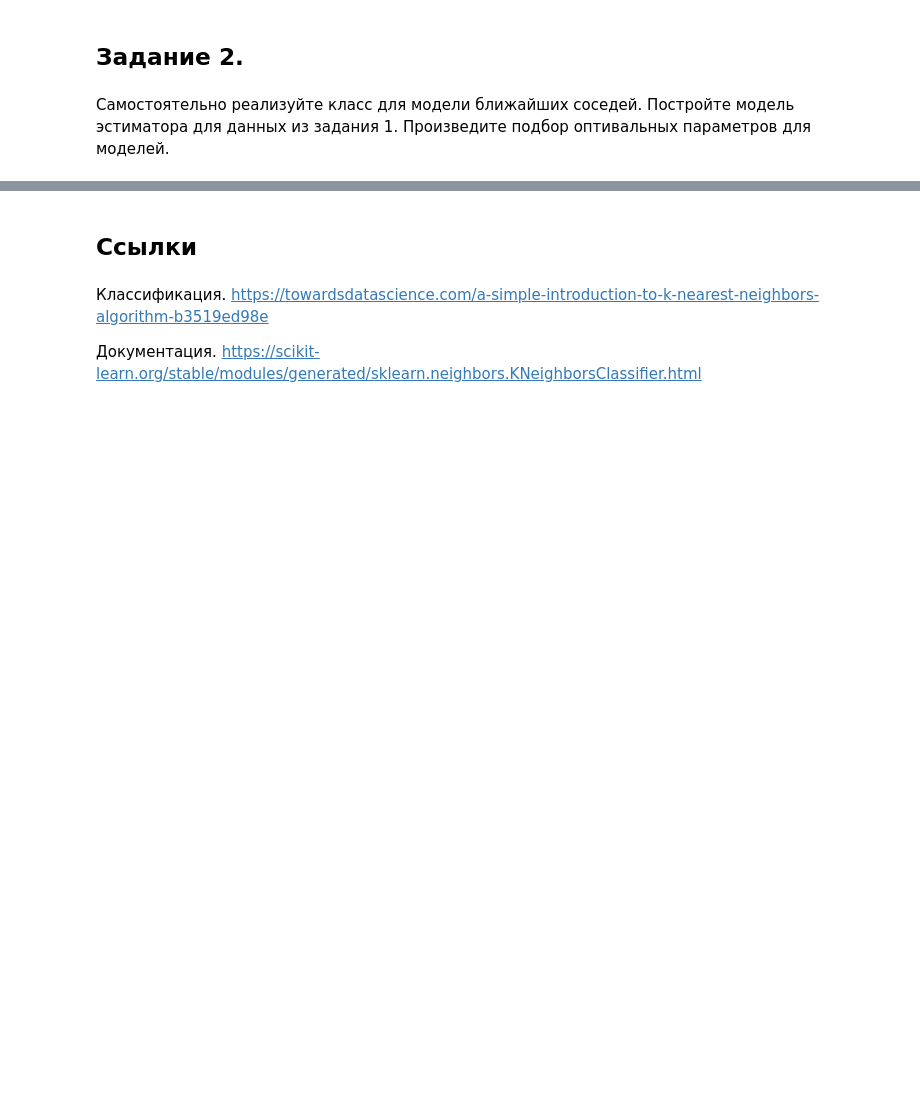
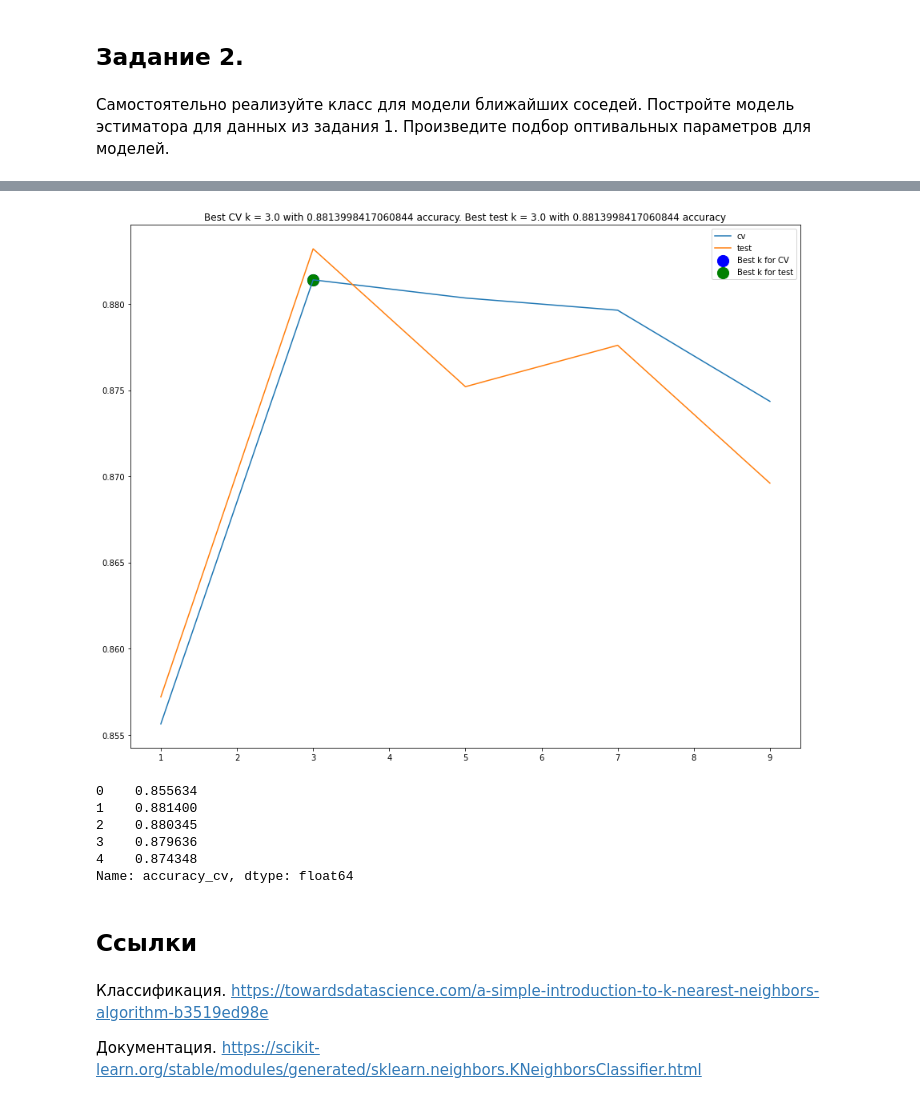
Before and after one commit to volynvlad/mathematical_foundations_ml, a Jupyter notebook: LR3/LR3_1k_task.ipynb, the cells around one changed output, grey strips where cells are left out. Saved outputs shown, nothing was run; the diff lists cells and outputs as text; code cells hidden in the pictures; blank space fills up the shorter version.

```diff
--- a/LR3/LR3_1k_task.ipynb
+++ b/LR3/LR3_1k_task.ipynb
@@ -600,0 +791,15 @@ model.best_estimator_.score(X_test_scaled, y_test)
+# %%
+def cross_val_simple(X, y, k=3, cv=5):
+    n = len(X)
+    result = []
+    models = []
+    for i in range(cv):
+        X_val = X[i * n // cv: (i + 1) * n // cv]
+        y_val = y[i * n // cv: (i + 1) * n // cv]
+        X_train = pd.concat([X[:i * n // cv], X[(i + 1) * n // cv:]])
+        y_train = pd.concat([y[:i * n // cv], y[(i + 1) * n // cv:]])
+        model = KNeighbors(k=k)
+        model.fit(X_train, y_train)
+        models.append(model)
+        result.append(model.score(X_val, y_val))
+    return np.array(result), models
@@ -600,0 +816,2 @@ model.best_estimator_.score(X_test_scaled, y_test)
+# %%
+results, models = cross_val_simple(X_train_scaled, y_train)
@@ -600,0 +826,14 @@ model.best_estimator_.score(X_test_scaled, y_test)
+# %%
+evals = []
+
+for k in range(1, 10, 2):
+    accuracy_scores, models = cross_val_simple(X_train_scaled, y_train, k=k)
+    evals.append(
+        {
+            "k": k,
+            "accuracy_cv": np.mean(accuracy_scores),
+            "accuracy_test": np.mean([model.score(X_test_scaled, y_test) for model in models])
+        }
+    )
+# %%
+evals = pd.DataFrame(evals)
@@ -601,6 +849,30 @@ model.best_estimator_.score(X_test_scaled, y_test)
+# %%
+best_cv_k = evals[evals.accuracy_cv == max(evals.accuracy_cv)].iloc[0]
+best_test_k = evals[evals.accuracy_test == max(evals.accuracy_test)].iloc[0]
+
+plt.figure(figsize=(15, 12))
+
+plt.title(f"Best CV k = {best_cv_k.k} with {best_cv_k.accuracy_cv} accuracy. Best test k = {best_test_k.k} with {best_test_k.accuracy_cv} accuracy")
+plt.plot(evals.k, evals.accuracy_cv, label="cv")
+plt.plot(evals.k, evals.accuracy_test, label="test")
+
+plt.scatter(best_cv_k.k, best_cv_k.accuracy_cv, s=200, c="b", label="Best k for CV")
+plt.scatter(best_test_k.k, best_test_k.accuracy_cv, s=200, c="g", label="Best k for test")
+plt.legend();
+# %% [output]
+[figure, added]
+# %%
+evals.accuracy_cv
+# %% [output]
+0    0.855634
+1    0.881400
+2    0.880345
+3    0.879636
+4    0.874348
+Name: accuracy_cv, dtype: float64
 # %% [markdown]
 ## Ссылки
-# %% [markdown]
-Классификация. https://towardsdatascience.com/a-simple-introduction-to-k-nearest-neighbors-algorithm-b3519ed98e
-
-Документация.   https://scikit-learn.org/stable/modules/generated/sklearn.neighbors.KNeighborsClassifier.html
+# %% [markdown]
+Классификация. https://towardsdatascience.com/a-simple-introduction-to-k-nearest-neighbors-algorithm-b3519ed98e
+
+Документация.   https://scikit-learn.org/stable/modules/generated/sklearn.neighbors.KNeighborsClassifier.html
```
Also changed, not shown: parts of 34 cells of this notebook.
